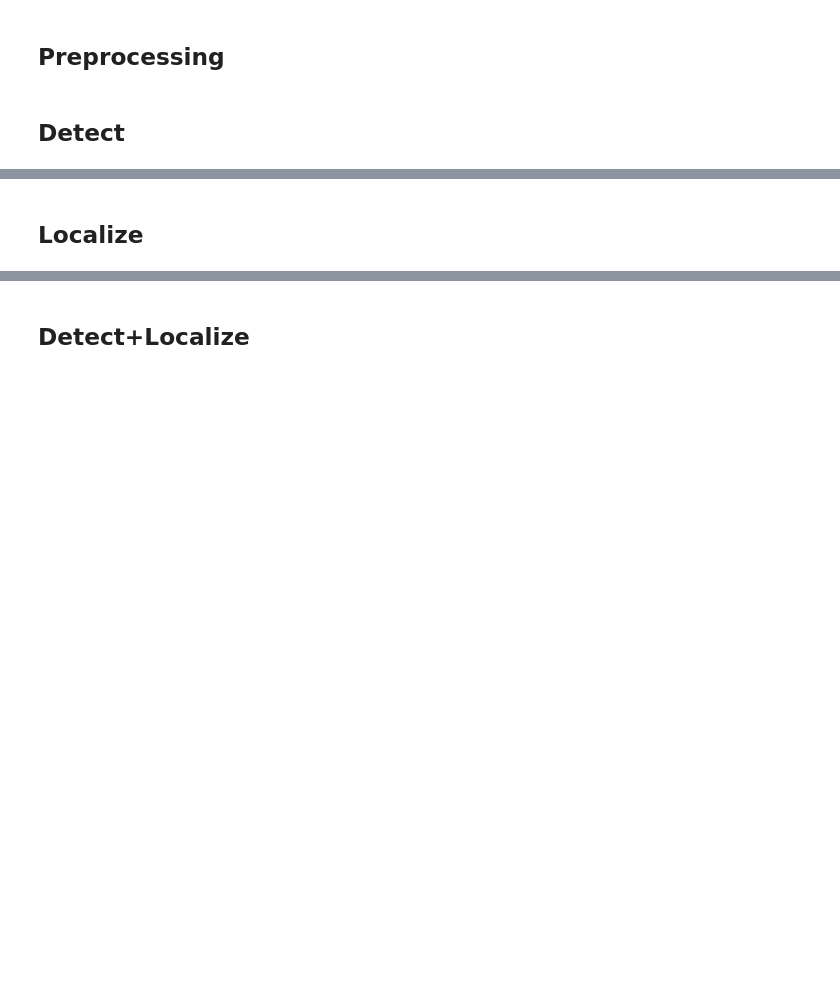
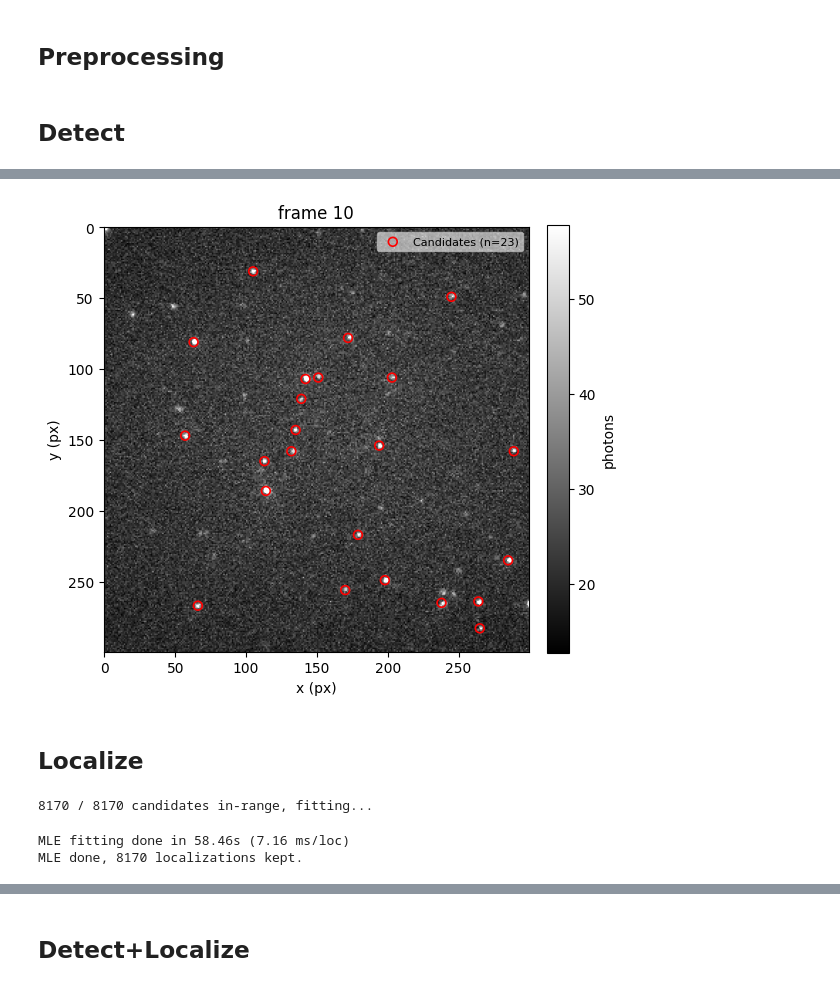
Before and after one commit to Jerry-LXH/SMLIE, a Jupyter notebook: Projects/Smile_Codes/Py_Smile/test_proess.ipynb, the cells around one changed output, grey strips where cells are left out. Drawn from its saved outputs; the diff is of its cells as text; code cells hidden in the pictures; blank space fills up the shorter version.

```diff
--- a/Projects/Smile_Codes/Py_Smile/test_proess.ipynb
+++ b/Projects/Smile_Codes/Py_Smile/test_proess.ipynb
@@ -8,7 +8,7 @@ from smlm.io import load_raw
 from smlm import viz
 
 # EMCCD 的 SIF —— em_gain 自动从头信息读出
-src = r"E:\CodingProj\Data\Sample_Data\20260703_Cy3\532nm_1p5x_0p1S_500frames_1p1mW_cy3_fov1.sif"
+src = r"/Volumes/SMILeSSD/SPARK/20261009/SPARK Cy3_avidin_532nm_2mW_0p1S_3000frames_fov1.sif"
 raw = load_raw(src)
 print(raw.data.shape, raw.n_frames, raw.em_gain, raw.exposure_time)
 pixel_size=106.6 # nm/pixel
@@ -26,7 +37,7 @@ image = cam.process(raw, pixel_size=106.6)
 from smlm.imgprocess import Pipeline, Crop, SelectFrames
 # 预处理: 裁剪 ROI + 选前 2000 帧
 prep = Pipeline(Crop(y=(100, 400), x=(100, 400)),
-                SelectFrames(stop=500))
+                SelectFrames(stop=1999))
 stack = prep(image)
 # %% [markdown]
 ## Detect
@@ -34,6 +45,6 @@ stack = prep(image)
 from smlm.localize import LocalMaxDetector
 import numpy as np
 
-detector=LocalMaxDetector(k_sigma=4.0, edge=5, f_em=np.sqrt(2),
+detector=LocalMaxDetector(k_sigma=3.5, edge=5, f_em=np.sqrt(2),
                  bg_window=15, max_size=7, min_neighbors=2, verbose=True)
 cand = detector.detect(stack)
@@ -40,5 +69,7 @@ cand = detector.detect(stack)
 # %%
-ax = viz.overlay_points(stack, cand, frames=0, color='r', marker='o')
+ax = viz.overlay_points(stack, cand, frames=10, color='r', marker='o')
+# %% [output]
+[figure, added]
 # %% [markdown]
 ## Localize
 # %%
@@ -46,6 +77,10 @@ from smlm.localize import MLELocalizer
 localizer = MLELocalizer(edge=5, F_EM=np.sqrt(2.0), use_pixel=False,
                  use_gradient=True, n_jobs=8, verbose=True)
 locs = localizer.localize(stack,cand)
+# %% [output]
+8170 / 8170 candidates in-range, fitting...
+MLE fitting done in 58.46s (7.16 ms/loc)
+MLE done, 8170 localizations kept.
 # %%
 from smlm.localize import filter_locs
 from smlm.viz import plot_distributions
```
Also changed, not shown: parts of 13 cells of this notebook, 6 other files.
